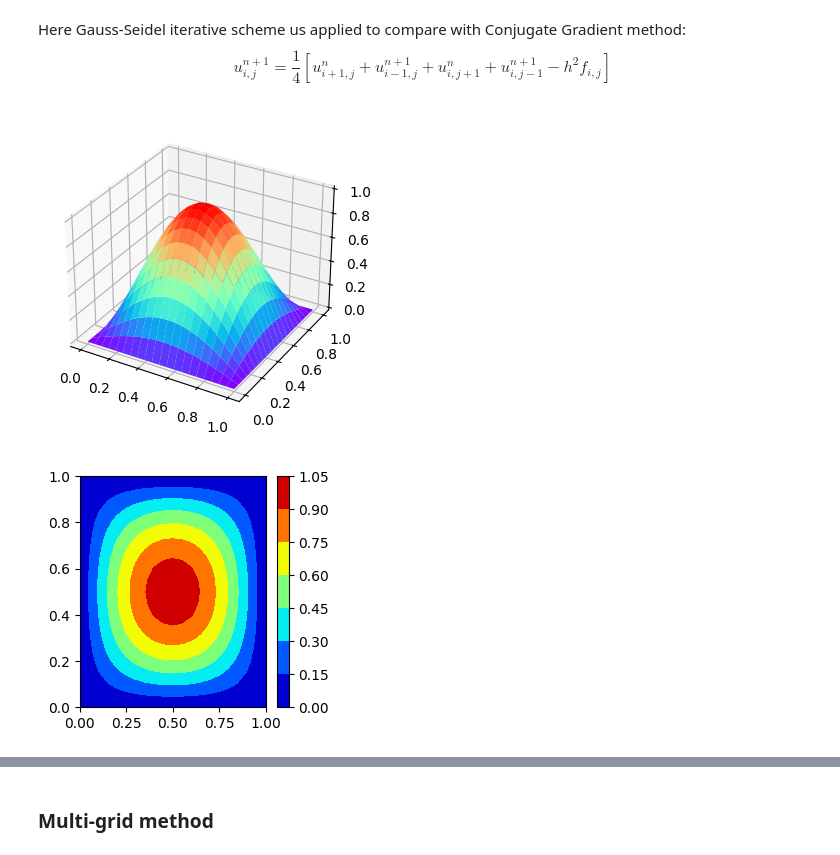
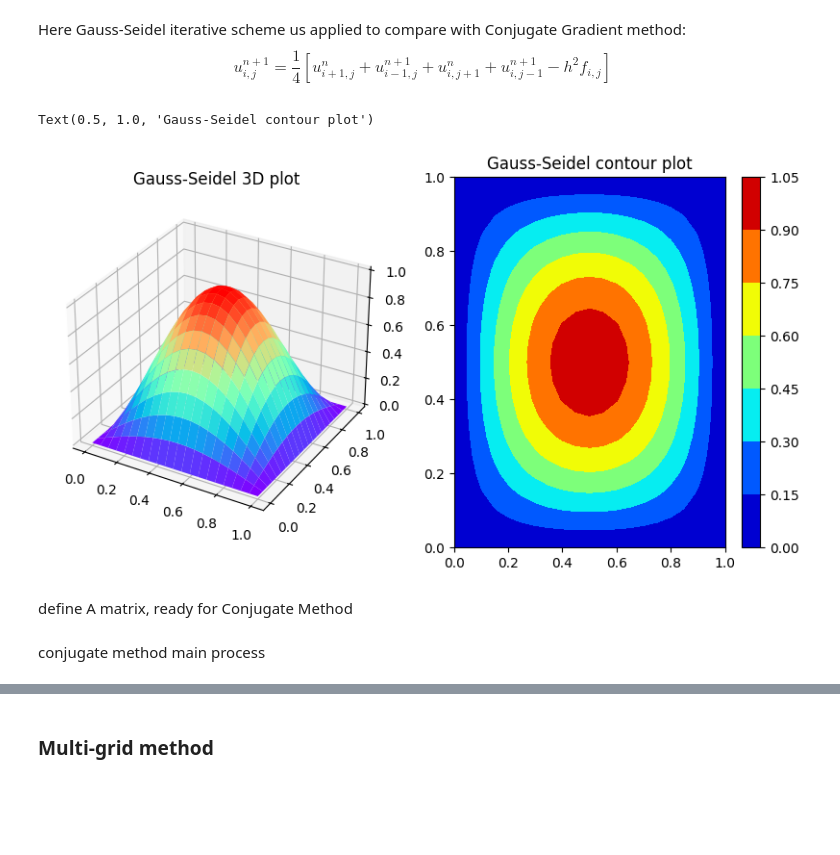
Before and after one commit to PepperXZC/Numerical-PDE, a Jupyter notebook: HW4.ipynb, the cells around one changed output, grey strips where cells are left out. Saved outputs shown, nothing was run; the diff lists cells and outputs as text; code cells hidden in the pictures; blank space fills up the shorter version.

```diff
--- a/HW4.ipynb
+++ b/HW4.ipynb
@@ -41,17 +42,22 @@ mesh2 = mesh1.copy()
 max_iter = 500
 mesh2 = GaussSeidel(mesh2, x, y, dx,fmesh, max_iter)
 # %%
-fig = plt.figure(figsize=(3,3))
-ax = Axes3D(fig,auto_add_to_figure=False)
-fig.add_axes(ax)
-ax.plot_surface(X, Y, mesh2, rstride = 1, cstride = 1, cmap = plt.get_cmap('rainbow'))
-fig2 = plt.figure(figsize=(3,3))
-cp_u = plt.contourf(X, Y, mesh2)
+fig = plt.figure(figsize=(10,5))
+# ax = Axes3D(fig,auto_add_to_figure=False)
+ax = fig.add_subplot(1, 2, 1, projection='3d')
+# ax.plot_surface(X, Y, mesh2, rstride = 1, cstride = 1, cmap = plt.get_cmap('rainbow'))
+ax.plot_surface(X, Y, mesh2,  cmap = plt.get_cmap('rainbow'))
+ax.set_title('Gauss-Seidel 3D plot')
+ax2 = fig.add_subplot(1, 2, 2)
+cp_u = ax2.contourf(X, Y, mesh2)
 fig.colorbar(cp_u)
 cp_u.set_cmap('jet')
+ax2.set_title('Gauss-Seidel contour plot')
 # %% [output]
+Text(0.5, 1.0, 'Gauss-Seidel contour plot')
-[figure, old version]
+[figure, new version]
-[figure, removed]
+# %% [markdown]
+define A matrix, ready for Conjugate Method
 # %%
 v, v0 = len(x)*len(y), fmesh.shape[0]
 h = dx
@@ -81,6 +87,8 @@ def Amat(xl, yl, h, fmesh):
     b = np.array(b).reshape(-1, 1)
     return Ap, b
 Ap, b = Amat(x, y, dx, fmesh)
+# %% [markdown]
+conjugate method main process
 # %%
 def conjugate_gradient(Ap, b, xr, max_iter=50):
     i, r = 0, Ap.T@b-Ap.T@Ap@xr
```
Also changed, not shown: parts of 7 cells of this notebook.
